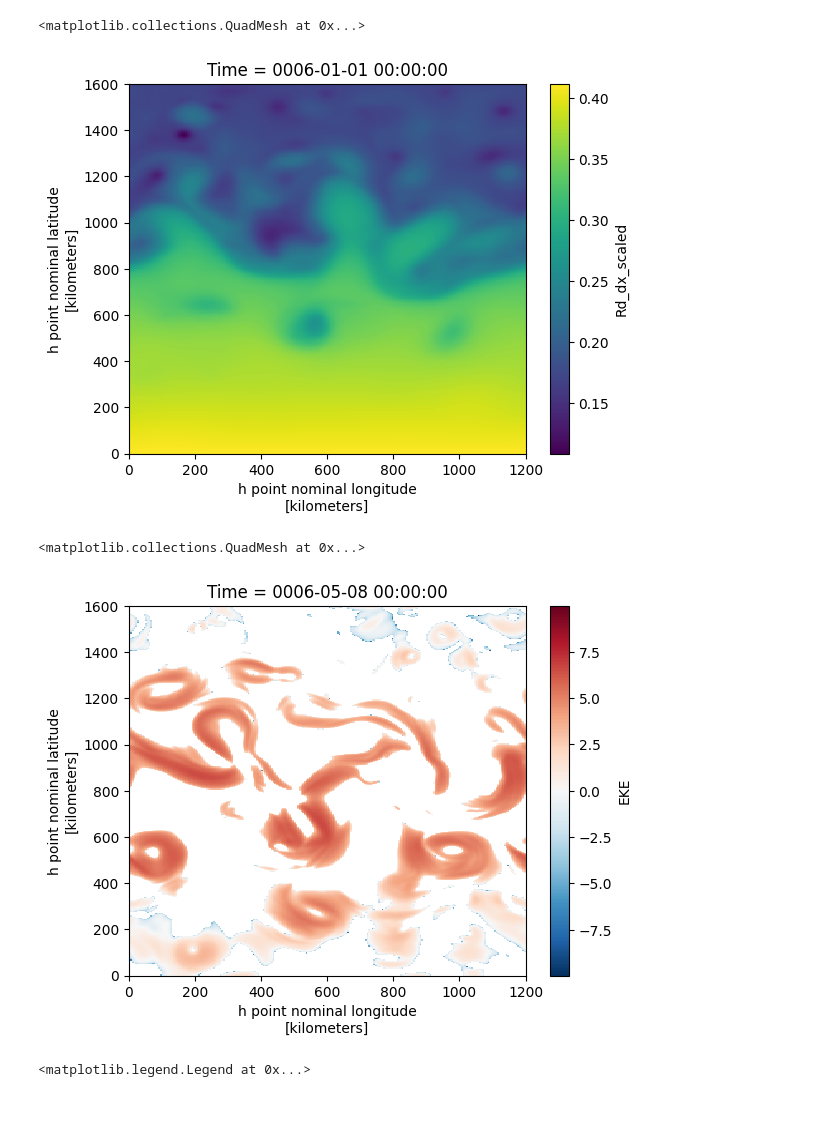
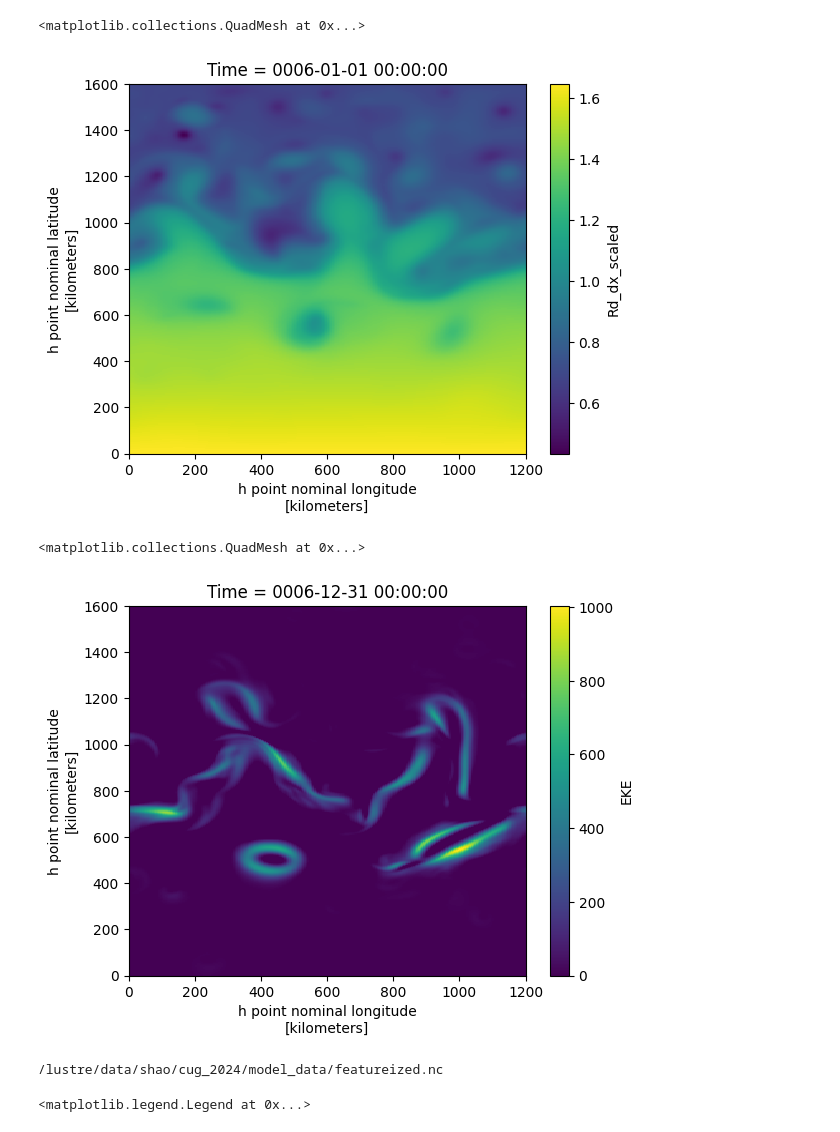
Before and after one commit to ashao/metadata-driven-workflow-cug-2025, a Jupyter notebook: scripts/data-processing/raw_to_training_data.ipynb, the cells around one changed output. Cells and saved outputs as stored; diff of their text form; code cells hidden in the pictures.

```diff
--- a/scripts/data-processing/raw_to_training_data.ipynb
+++ b/scripts/data-processing/raw_to_training_data.ipynb
@@ -5,8 +6,8 @@ import xgcm
 import matplotlib.pyplot as plt
 import pathlib
 # %%
-DATAPATH = pathlib.Path("/lustre/shao/dev/cug_2024/model_training")
-FILTER_SCALE = 80*1e3 # Length of the features to coarsen to (km)
+DATAPATH = pathlib.Path("/lustre/data/shao/cug_2024/model_data")
+FILTER_SCALE = 100*1e3 # Length of the features to coarsen to (km)
 # %%
 def calculate_slope(ds, grid_xgcm):
   """Calculate the magnitude of the isopycnal slope
@@ -57,7 +58,7 @@ raw_ds["slope"] = calculate_slope(raw_ds, grid_xgcm)
 raw_ds["RV_t"] = interpolate_RV_to_T(raw_ds, grid_xgcm)
 
 # Vertically average/sum
-raw_ds["slope_vert_avg"] = vertically_average(raw_ds.slope, raw_ds.h)
+raw_ds["slope_vert_avg"] = raw_ds.slope
 raw_ds["KE_vert_sum"] = vertically_sum(raw_ds.KE, raw_ds.h)
 raw_ds["RV_vert_avg"] = vertically_sum(raw_ds.RV_t, raw_ds.h)
 
@@ -102,11 +116,11 @@ for i, var in enumerate(["KE_vert_sum", "RV_vert_avg", "slope_vert_avg"]):
 # %%
-train_ds["Rd_dx_scaled"].isel(Time=0).plot()
+(4*train_ds["Rd_dx_scaled"]).isel(Time=0).plot()
 # %% [output]
 <matplotlib.collections.QuadMesh at 0x...>
-[figure, old version]
+[figure, new version]
 # %%
-xr.ufuncs.log(train_ds.EKE.isel(Time=127)).plot()
+train_ds.EKE.isel(Time=-1).plot()
 # %% [output]
 <matplotlib.collections.QuadMesh at 0x...>
-[figure, old version]
+[figure, new version]
 # %%
@@ -114,3 +128,7 @@ train_ds.to_netcdf("featurized.nc")
+# %%
+print(DATAPATH / "featurized.nc")
+# %% [output]
+/lustre/data/shao/cug_2024/model_data/featureized.nc
 # %%
 
 KE_low = vertically_sum(low_ds.KE, low_ds.h)
```
Also changed, not shown: parts of 9 cells of this notebook, 11 other files.
